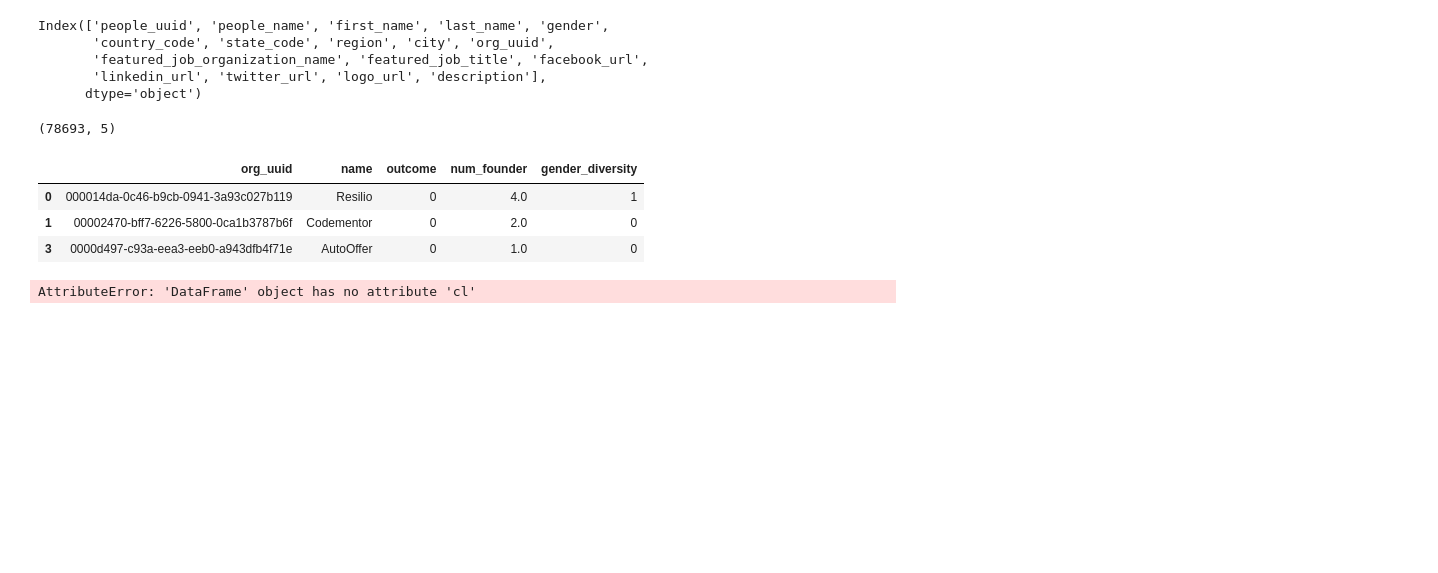
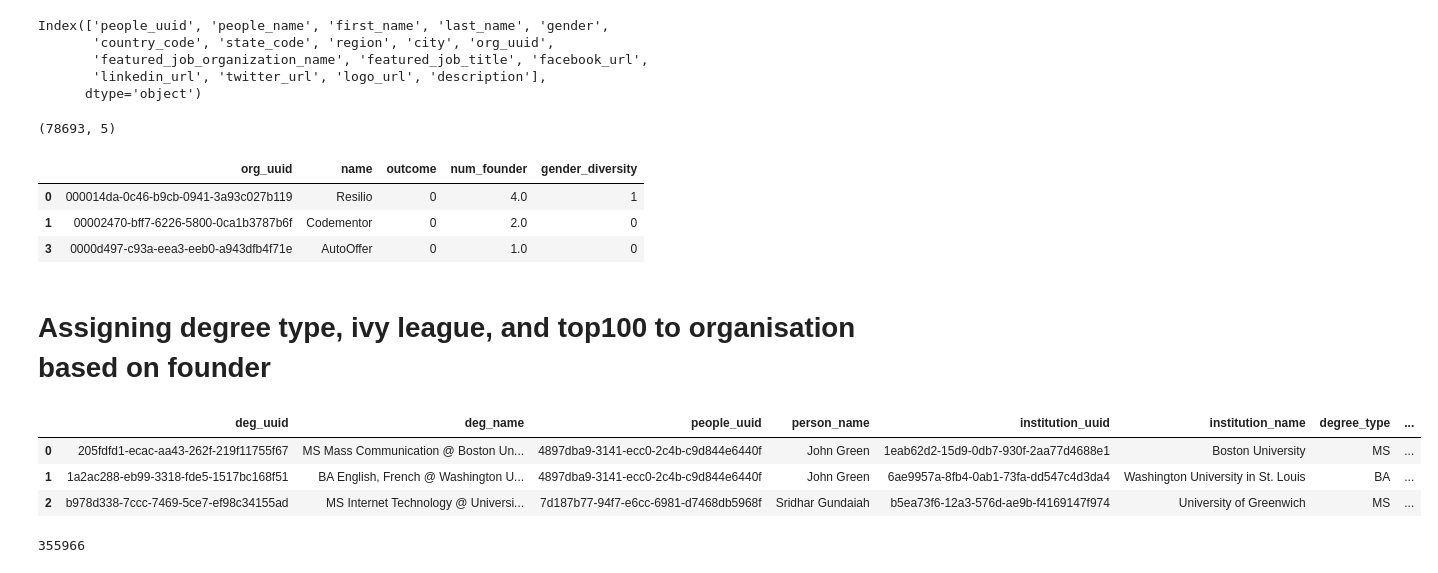
Before and after one commit to csynbiosys/dissertations-2021-info, a Jupyter notebook: rahim_ghani_predict/features-development-people.ipynb, the cells around one changed output. Saved outputs shown, nothing was run; the diff lists cells and outputs as text; code cells hidden in the pictures; blank space fills up the shorter version.

```diff
--- a/rahim_ghani_predict/features-development-people.ipynb
+++ b/rahim_ghani_predict/features-development-people.ipynb
@@ -107,7 +112,26 @@ main_processing_df.head(3)
 | 0 | 000014da-0c46-b9cb-0941-3a93c027b119 | Resilio | 0 | 4.0 | 1 |
 | 1 | 00002470-bff7-6226-5800-0ca1b3787b6f | Codementor | 0 | 2.0 | 0 |
 | 3 | 0000d497-c93a-eea3-eeb0-a943dfb4f71e | AutoOffer | 0 | 1.0 | 0 |
-# %%
-people_df.cl
-# %% [output]
-AttributeError: 'DataFrame' object has no attribute 'cl'
+# %% [markdown]
+# Assigning degree type, ivy league, and top100 to organisation based on founder
+# %%
+#import processed degree file
+deg_df = pd.read_csv(R"d:/msc-project/data/pre-processed/degrees_preprocessed.csv",encoding='utf-8',
+                         index_col=False)
+deg_df.head(3)
+# %% [output]
+|  | deg_uuid | deg_name | people_uuid | person_name | institution_uuid | institution_name | degree_type | ... |
+| 0 | 205fdfd1-ecac-aa43-262f-219f11755f67 | MS Mass Communication @ Boston Un... | 4897dba9-3141-ecc0-2c4b-c9d844e6440f | John Green | 1eab62d2-15d9-0db7-930f-2aa77d4688e1 | Boston University | MS | ... |
+| 1 | 1a2ac288-eb99-3318-fde5-1517bc168f51 | BA English, French @ Washington U... | 4897dba9-3141-ecc0-2c4b-c9d844e6440f | John Green | 6ae9957a-8fb4-0ab1-73fa-dd547c4d3da4 | Washington University in St. Louis | BA | ... |
+| 2 | b978d338-7ccc-7469-5ce7-ef98c34155ad | MS Internet Technology @ Universi... | 7d187b77-94f7-e6cc-6981-d7468db5968f | Sridhar Gundaiah | b5ea73f6-12a3-576d-ae9b-f4169147f974 | University of Greenwich | MS | ... |
+# %%
+#merge degree with founder_df
+deg_type_df = deg_df[['people_uuid','is_bachelor','is_master','is_phd','is_mba','is_stem','is_ivy_league','is_top_100']]
+founder_degree_df = pd.merge(founder_df[['people_uuid','org_uuid']],
+                             deg_type_df,
+                             on='people_uuid',
+                             how='left')
+founder_degree_df.fillna(value=0,inplace=True)
+len(founder_degree_df)
+# %% [output]
+355966
```
Also changed, not shown: parts of 8 cells of this notebook, 5 other files.
